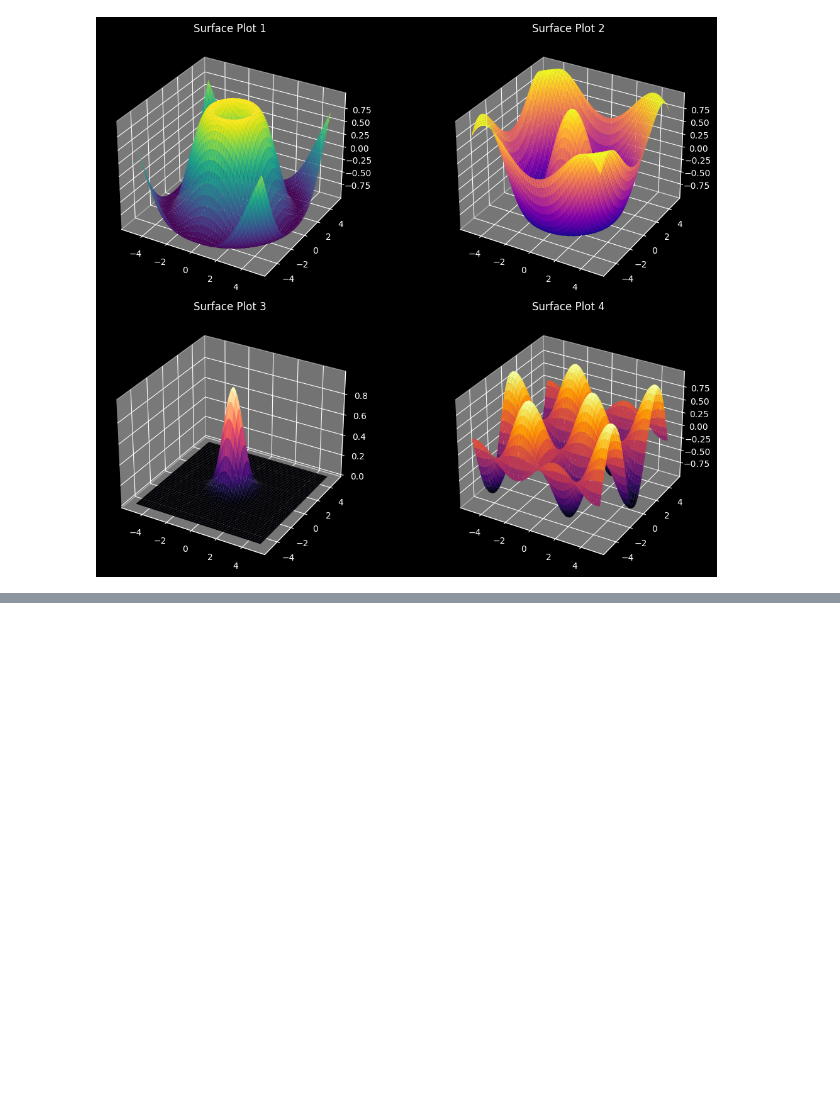
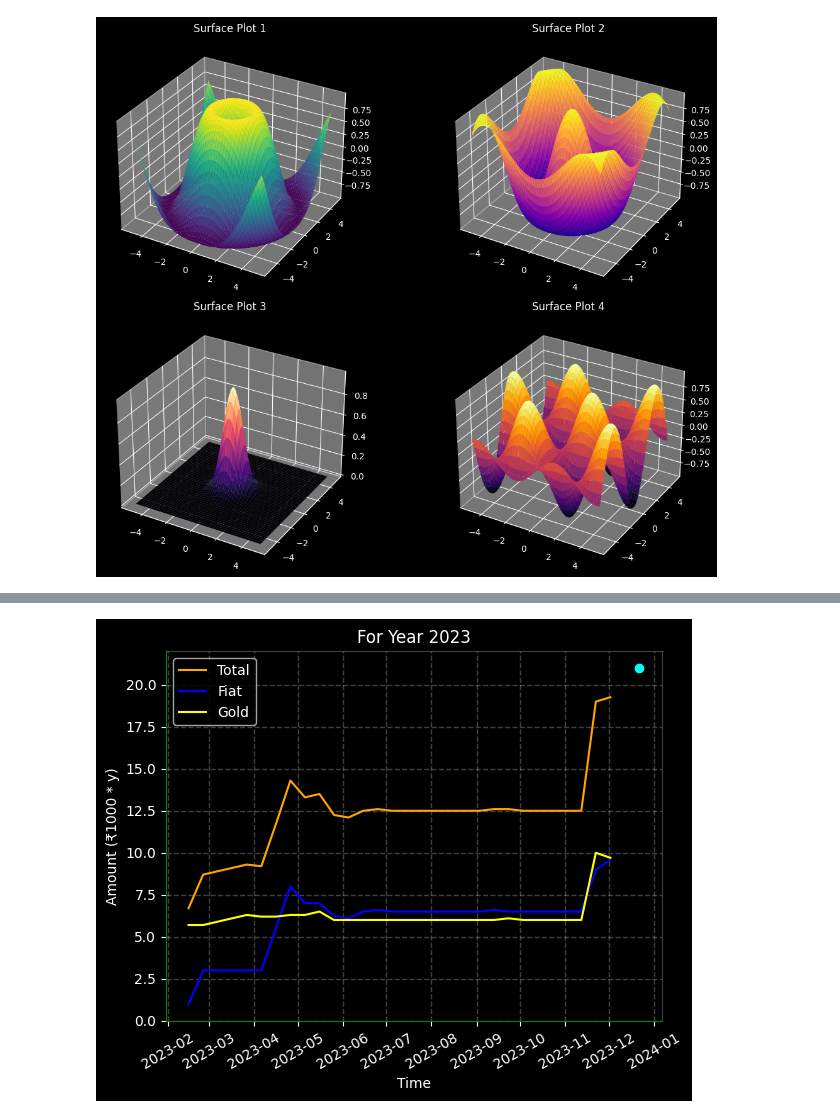
Before and after one commit to multiverseweb/cheatsheets, a Jupyter notebook: Matplotlib_tejas.ipynb, the cells around one changed output, grey strips where cells are left out. Saved outputs shown, nothing was run; the diff lists cells and outputs as text; code cells hidden in the pictures; blank space fills up the shorter version.

```diff
--- a/Matplotlib_tejas.ipynb
+++ b/Matplotlib_tejas.ipynb
@@ -373,0 +374,37 @@ Enter y5:  9
+# %%
+import matplotlib
+from matplotlib import pyplot as plt
+import numpy as np
+from datetime import datetime, timedelta
+t = np.arange(datetime(2023,2,15), datetime(2023,12,25), timedelta(days=10)).astype(datetime)
+#style.use("ggplot")
+plt.style.use('dark_background')
+a = [1,3,3,3,3,3,5.5,8,7,7,6.25,6.1,6.5,6.6,6.5,6.5,6.5,6.5,6.5,6.5,6.5,6.6,6.5,6.5,6.5,6.5,6.5,6.5,9,9.56,None,None]
+b = [5.7,5.7,5.9,6.1,6.3,6.2,6.2,6.3,6.3,6.5,6,6,6,6,6,6,6,6,6,6,6,6,6.1,6,6,6,6,6,10,9.7,None,None]
+c=[]
+d=[]
+for i in range(31):
+    d.append(None)
+d.append(21)
+last=[datetime(2023,12,25)]
+for i in range(30):
+    c.append(a[i]+b[i])
+c.extend([None,None])
+fig, ax=plt.subplots()
+plt.plot(t,c, label="Total",color="orange")
+plt.plot(t,a, label="Fiat",color="blue")
+plt.plot(t,b, label="Gold",color="yellow")
+plt.legend(loc="upper left")
+plt.title("For Year 2023")
+plt.xlabel("Time")
+plt.ylabel("Amount (₹1000 * y)")
+plt.xticks(rotation=30)
+plt.scatter(t,d, label="Target",color='cyan')
+ax.spines['bottom'].set_color('green')
+ax.spines['top'].set_color('#ffffff40')
+ax.spines['right'].set_color('#ffffff40')
+ax.spines['left'].set_color('green')
+ax.grid(linestyle = "dashed",linewidth = 1, alpha = 0.25)
+plt.show()
+# %% [output]
+[figure, added]
```
Also changed, not shown: parts of 11 cells of this notebook.
